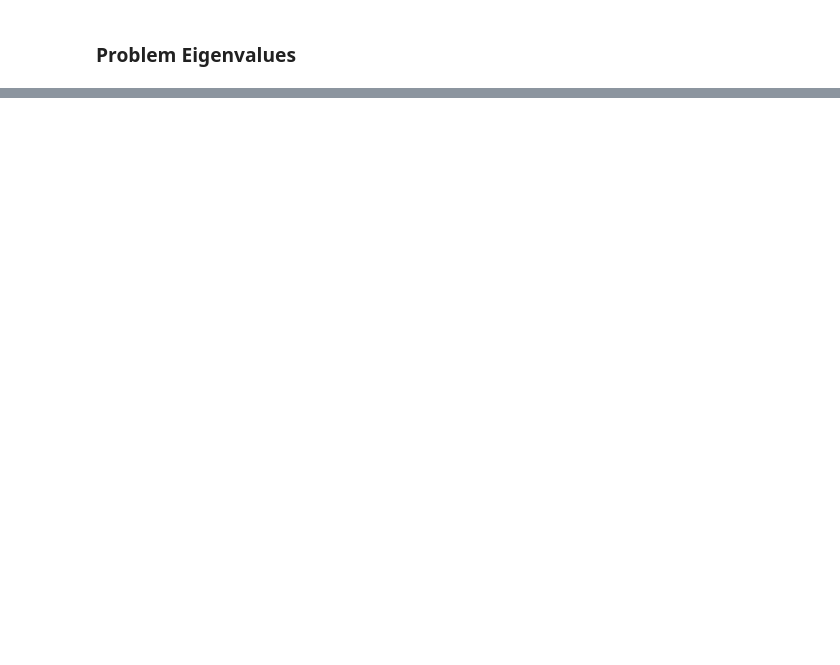
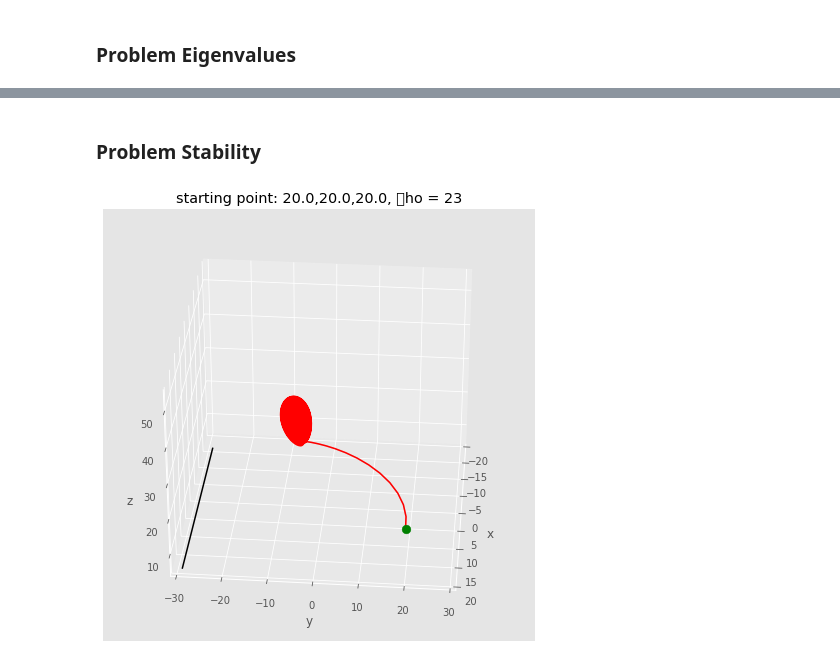
Before and after one commit to CaraBGJames/numeric_2022, a Jupyter notebook: notebooks/lab6/Lab6_assignment.ipynb, the cells around one changed output, grey strips where cells are left out. Cells and saved outputs as stored; diff of their text form; code cells hidden in the pictures; blank space fills up the shorter version.

```diff
--- a/notebooks/lab6/Lab6_assignment.ipynb
+++ b/notebooks/lab6/Lab6_assignment.ipynb
@@ -133,0 +155,26 @@ Changing the initial location does change where the solution ends up. Initial co
+# %% [markdown]
+### Problem Stability
+# %%
+#
+# make a nested dictionary to hold parameters
+#
+timevars=dict(tstart=0,tend=100,dt=0.01)
+uservars=dict(sigma=10,beta=2.6666,rho=23)
+initvars=dict(x=20,y=20,z=20)
+params=dict(timevars=timevars,uservars=uservars,initvars=initvars)
+#
+# expand the params dictionary into key,value pairs for
+# the Integ61 constructor using dictionary expansion
+#
+theSolver = Integ61('lorenz.yaml',**params)
+timevals, coords, errorlist = theSolver.timeloop5fixed()
+xvals,yvals,zvals=coords[:,0],coords[:,1],coords[:,2]
+
+
+fig = plt.figure(figsize=(6,6))
+ax = fig.add_axes([0, 0, 1, 1], projection='3d')
+ax=plot_3d(ax,xvals,yvals,zvals)
+out=ax.set(title='starting point: {},{},{}'.format(*coords[0,:]))
+#help(ax.view_init)
+# %% [output]
+[figure, added]
```
Also changed, not shown: parts of 12 cells of this notebook, 7 other files.
